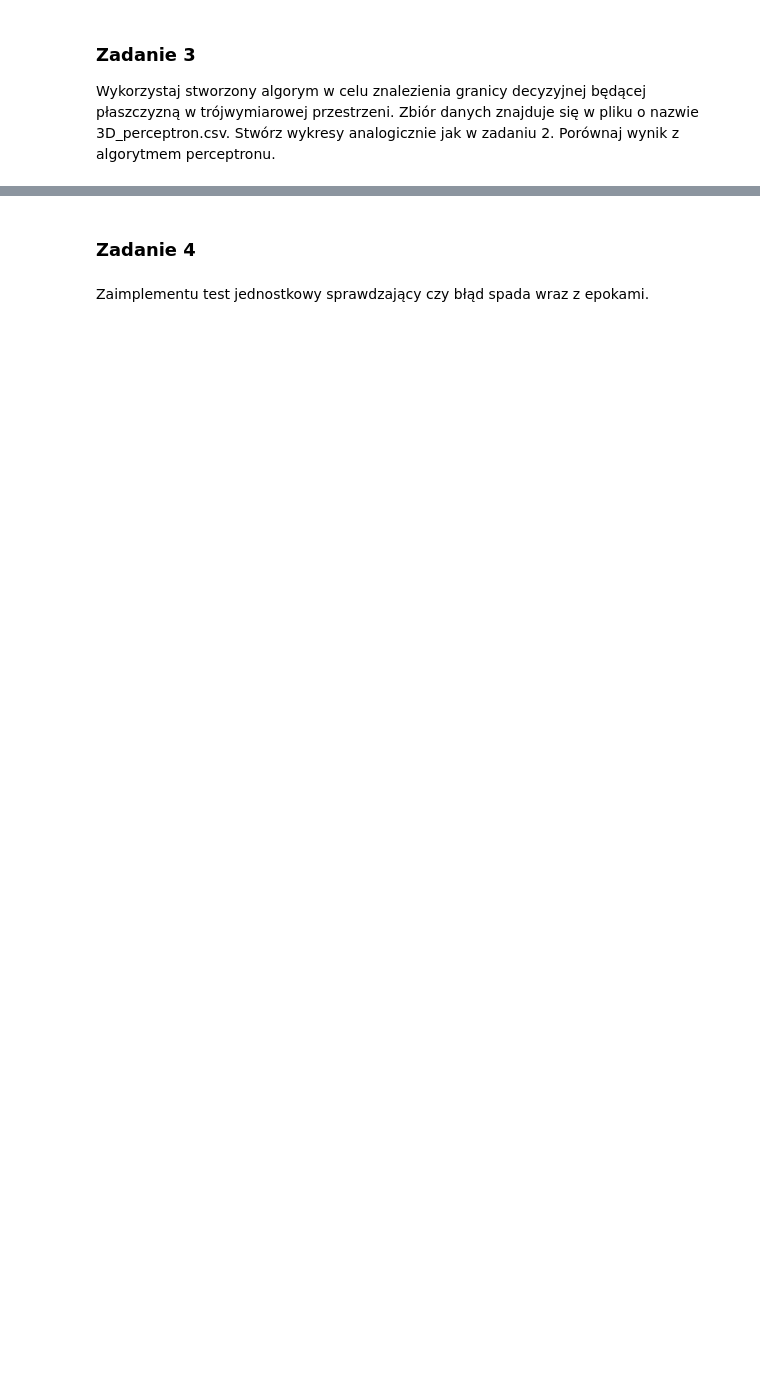
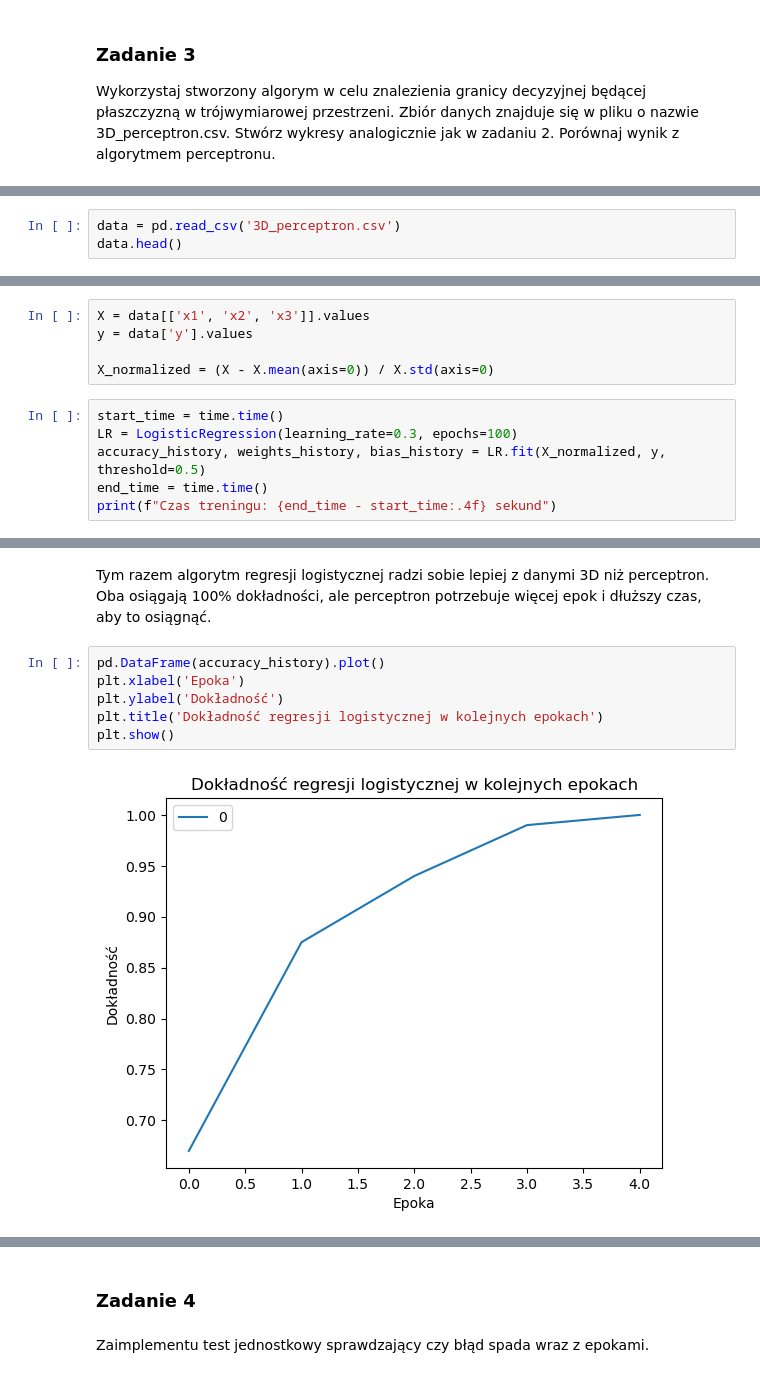
Before and after one commit to kamazur2002/pk_machine_learning, a Jupyter notebook: logistic_regression/160803_Kamila_Zur_Logistic_regression.ipynb, the cells around one changed output, grey strips where cells are left out. Cells and saved outputs as stored; diff of their text form; blank space fills up the shorter version.

```diff
--- a/logistic_regression/160803_Kamila_Zur_Logistic_regression.ipynb
+++ b/logistic_regression/160803_Kamila_Zur_Logistic_regression.ipynb
@@ -116,0 +329,3 @@ Wykorzystaj stworzony algorym w celu znalezienia granicy decyzyjnej będącej p
+# %%
+data = pd.read_csv('3D_perceptron.csv')
+data.head()
@@ -116,0 +339,11 @@ Wykorzystaj stworzony algorym w celu znalezienia granicy decyzyjnej będącej p
+# %%
+X = data[['x1', 'x2', 'x3']].values
+y = data['y'].values
+
+X_normalized = (X - X.mean(axis=0)) / X.std(axis=0)
+# %%
+start_time = time.time()
+LR = LogisticRegression(learning_rate=0.3, epochs=100)
+accuracy_history, weights_history, bias_history = LR.fit(X_normalized, y, threshold=0.5)
+end_time = time.time()
+print(f"Czas treningu: {end_time - start_time:.4f} sekund")
@@ -116,0 +365,10 @@ Wykorzystaj stworzony algorym w celu znalezienia granicy decyzyjnej będącej p
+# %% [markdown]
+Tym razem algorytm regresji logistycznej radzi sobie lepiej z danymi 3D niż perceptron. Oba osiągają 100% dokładności, ale perceptron potrzebuje więcej epok i dłuższy czas, aby to osiągnąć.
+# %%
+pd.DataFrame(accuracy_history).plot()
+plt.xlabel('Epoka')
+plt.ylabel('Dokładność')
+plt.title('Dokładność regresji logistycznej w kolejnych epokach')
+plt.show()
+# %% [output]
+[figure, added]
```
Also changed, not shown: parts of 30 cells of this notebook.
